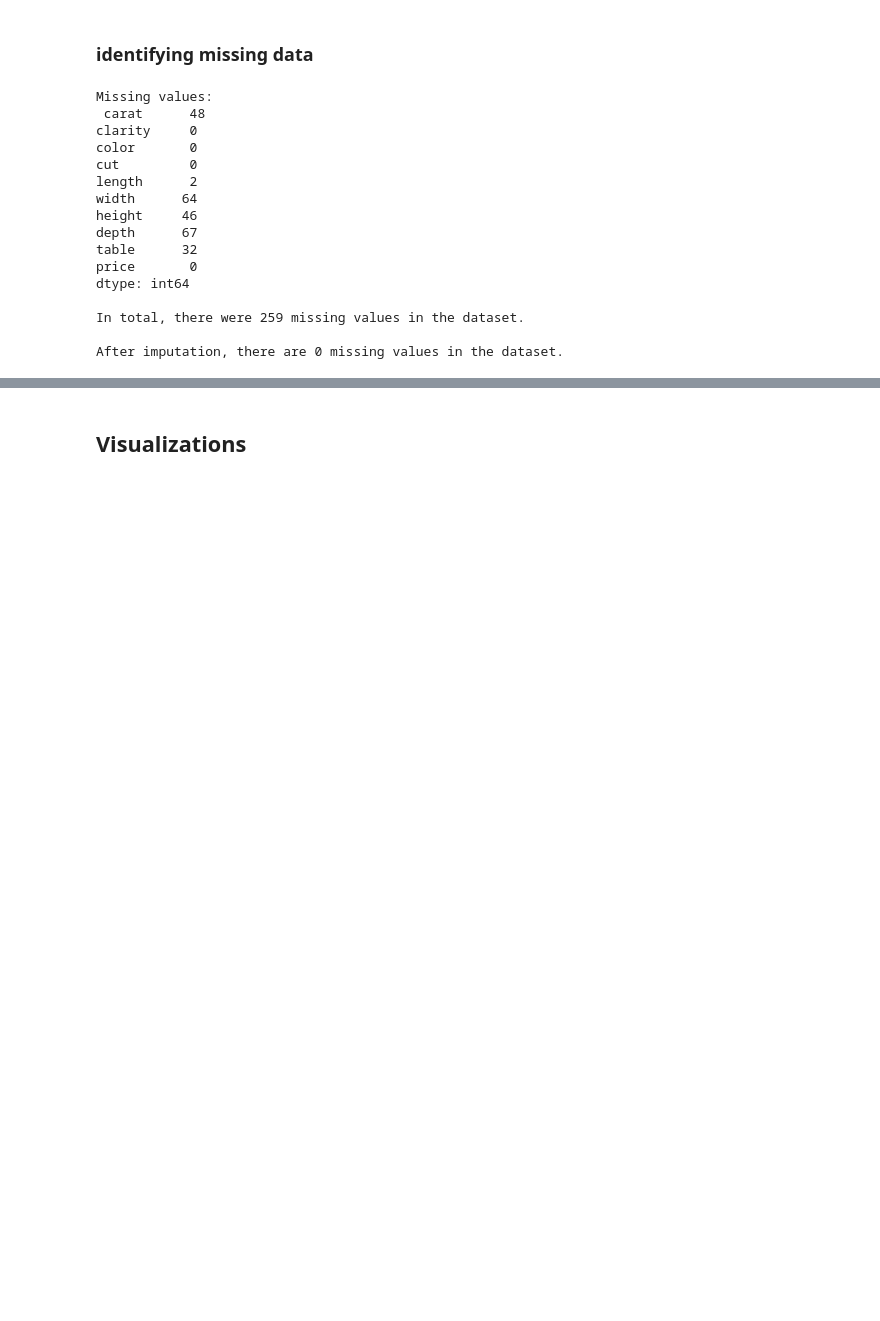
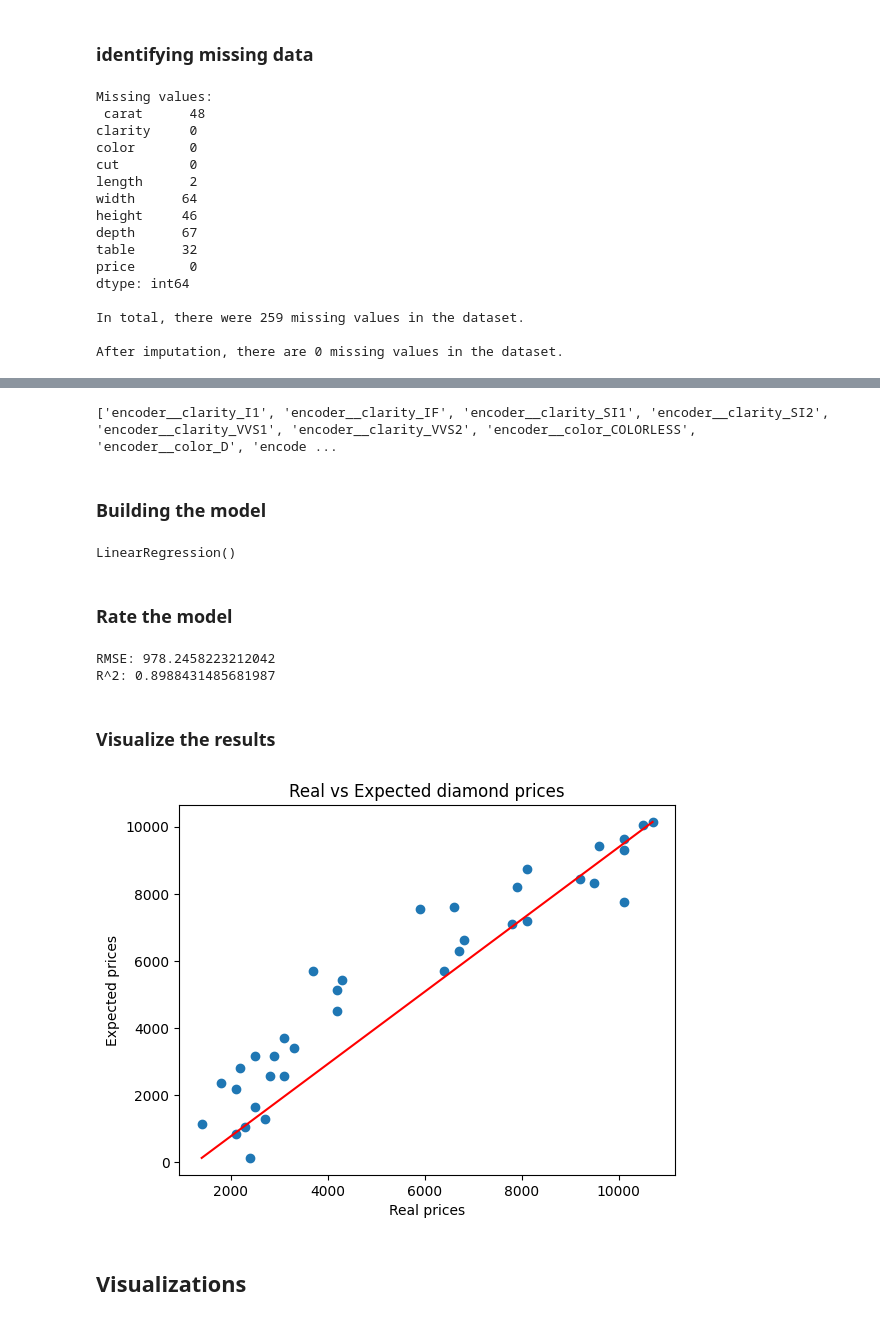
Before and after one commit to Szkaradd/diamons-data-analysis, a Jupyter notebook: playground.ipynb, the cells around one changed output, grey strips where cells are left out. Drawn from its saved outputs; the diff is of its cells as text; code cells hidden in the pictures; blank space fills up the shorter version.

```diff
--- a/playground.ipynb
+++ b/playground.ipynb
@@ -94 +116,12 @@ After imputation, there are 0 missing values in the dataset.
+# %%
+categorical_vars = ['clarity', 'color', 'cut']
+
+ct = ColumnTransformer([("encoder", OneHotEncoder(), categorical_vars)], remainder='passthrough')
+df_encoded = ct.fit_transform(dataset)
+
+encoded_columns = ct.get_feature_names_out()[:-7]
+non_categorical_columns = [col for col in dataset.columns if col not in categorical_vars]
+new_columns = np.append(encoded_columns, non_categorical_columns)
+
+dataset = pd.DataFrame(df_encoded, columns=new_columns)
 # %% [markdown]
@@ -100,3 +134,52 @@ y = dataset['price']
+# %%
+def backward_elimination(data, target, significance_level=0.05):
+    features = data.columns.tolist()
+    while len(features) > 0:
+        features_with_constant = sm.add_constant(data[features])
+        p_values = sm.OLS(target, features_with_constant).fit().pvalues[1:]
+        max_p_value = p_values.max()
+        if max_p_value > significance_level:
+            excluded_feature = p_values.idxmax()
+            features.remove(excluded_feature)
+        else:
+            break
+    return features
+
+
+selected_features = backward_elimination(X, y)
+print(selected_features)
+# %% [output]
+['encoder__clarity_I1', 'encoder__clarity_IF', 'encoder__clarity_SI1', 'encoder__clarity_SI2', 'encoder__clarity_VVS1', 'encoder__clarity_VVS2', 'encoder__color_COLORLESS', 'encoder__color_D', 'encode ...
+# %% [markdown]
+### Building the model
+# %%
+X_selected = X[selected_features]
+X_train, X_test, y_train, y_test = train_test_split(X_selected, y, test_size=0.2, random_state=1)
+
+model = LinearRegression()
+model.fit(X_train, y_train)
+# %% [output]
+LinearRegression()
+# %% [markdown]
+### Rate the model
+# %%
+y_pred = model.predict(X_test)
+print('RMSE:', mean_squared_error(y_test, y_pred) ** 0.5)
+print('R^2:', r2_score(y_test, y_pred))
+# %% [output]
+RMSE: 978.2458223212042
+R^2: 0.8988431485681987
+# %% [markdown]
+### Visualize the results
+# %%
+plt.scatter(y_test, y_pred)
+plt.xlabel('Real prices')
+plt.ylabel('Expected prices')
+plt.title('Real vs Expected diamond prices')
+plt.plot([min(y_test), max(y_test)], [min(y_pred), max(y_pred)], color='red')
+plt.show()
+# %% [output]
+[figure, added]
 # %% [markdown]
 ## Visualizations
 # %%
```
Also changed, not shown: parts of 17 cells of this notebook, 1 other file.
